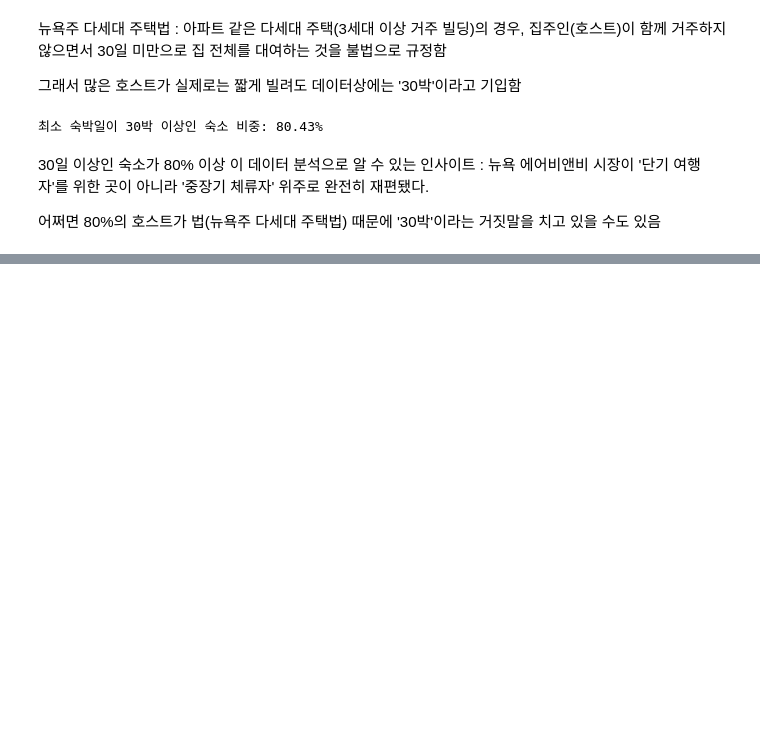
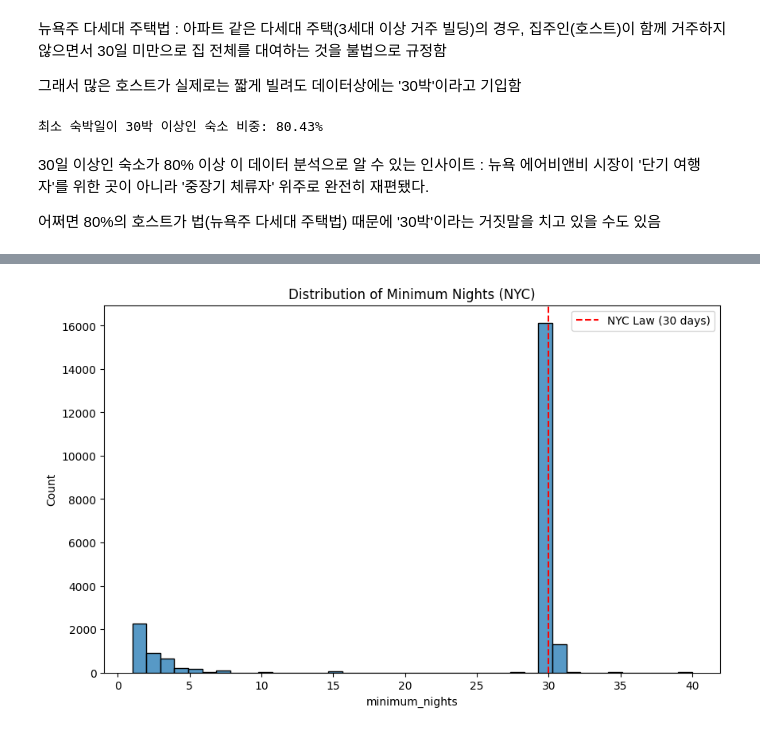
Before and after one commit to motimit/second_project, a Jupyter notebook: Kyuri_EDA/27.ipynb, the cells around one changed output, grey strips where cells are left out. Drawn from its saved outputs; the diff is of its cells as text; code cells hidden in the pictures; blank space fills up the shorter version.

```diff
--- a/Kyuri_EDA/27.ipynb
+++ b/Kyuri_EDA/27.ipynb
@@ -184,0 +310,8 @@ print(f"\n최소 숙박일이 30박 이상인 숙소 비중: {long_term :.2f}%")
+# %%
+df = pd.read_csv('2025_Airbnb_NYC_listings.csv')
+print(f"제거 전 데이터 개수: {len(df)}")
+df = df.dropna(subset=['instant_bookable'])
+
+print(f"제거 후 데이터 개수: {len(df)}")
+
+print(f"결측치 수: {df['instant_bookable'].isnull().sum()}")
@@ -184,0 +359,14 @@ print(f"\n최소 숙박일이 30박 이상인 숙소 비중: {long_term :.2f}%")
+# %%
+# 최소 숙박일수(minimum_nights) 분포 확인
+# 30일(법적 기준) 근처에 데이터가 몰려있는지 확인하면 팀원들도 심각성을 깨달을 거야!
+import seaborn as sns
+import matplotlib.pyplot as plt
+
+plt.figure(figsize=(10, 6))
+sns.histplot(df[df['minimum_nights'] <= 40]['minimum_nights'], bins=40)
+plt.axvline(30, color='red', linestyle='--', label='NYC Law (30 days)')
+plt.title('Distribution of Minimum Nights (NYC)')
+plt.legend()
+plt.show()
+# %% [output]
+[figure, added]
```
Also changed, not shown: parts of 18 cells of this notebook, 4 other files.
